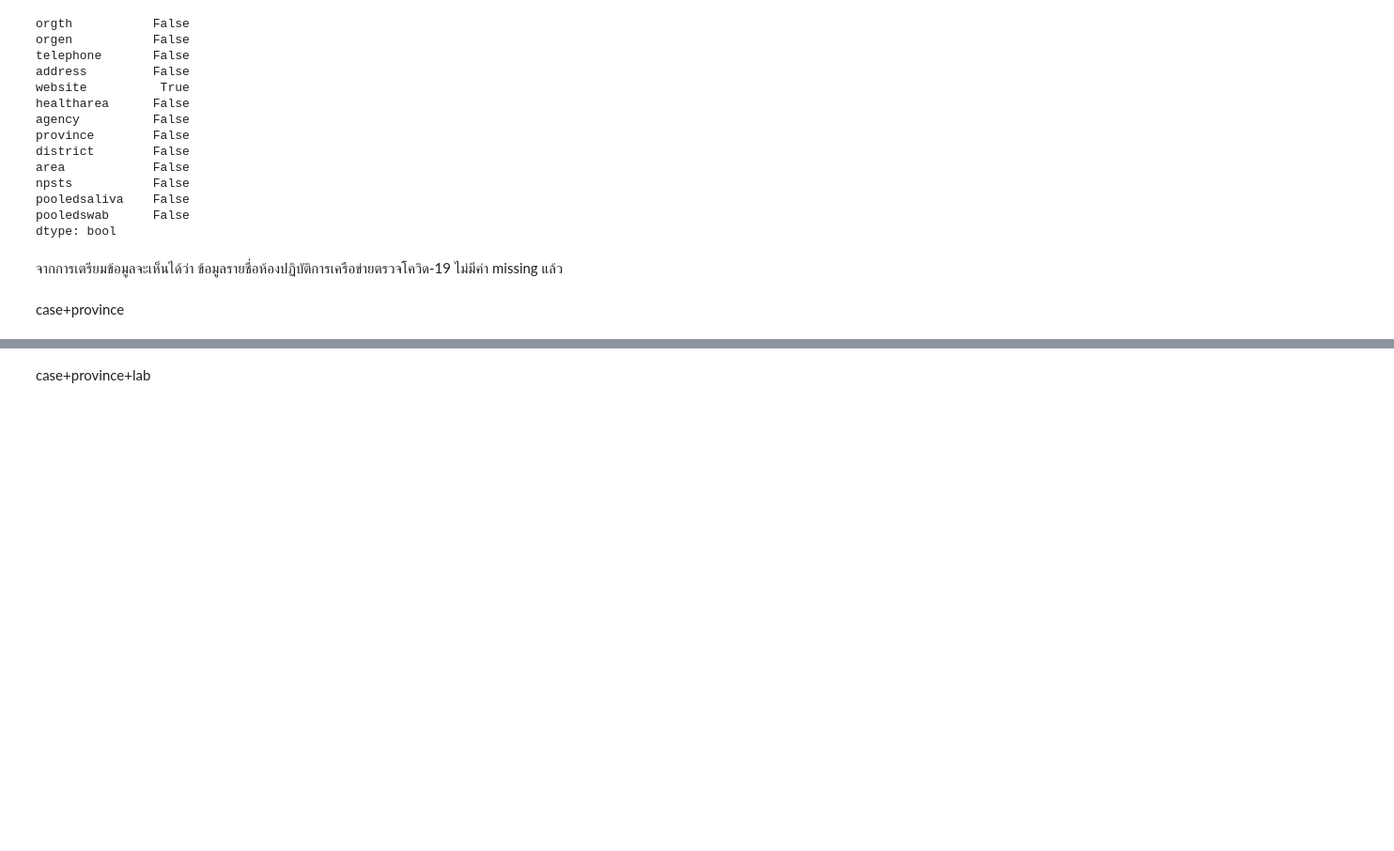
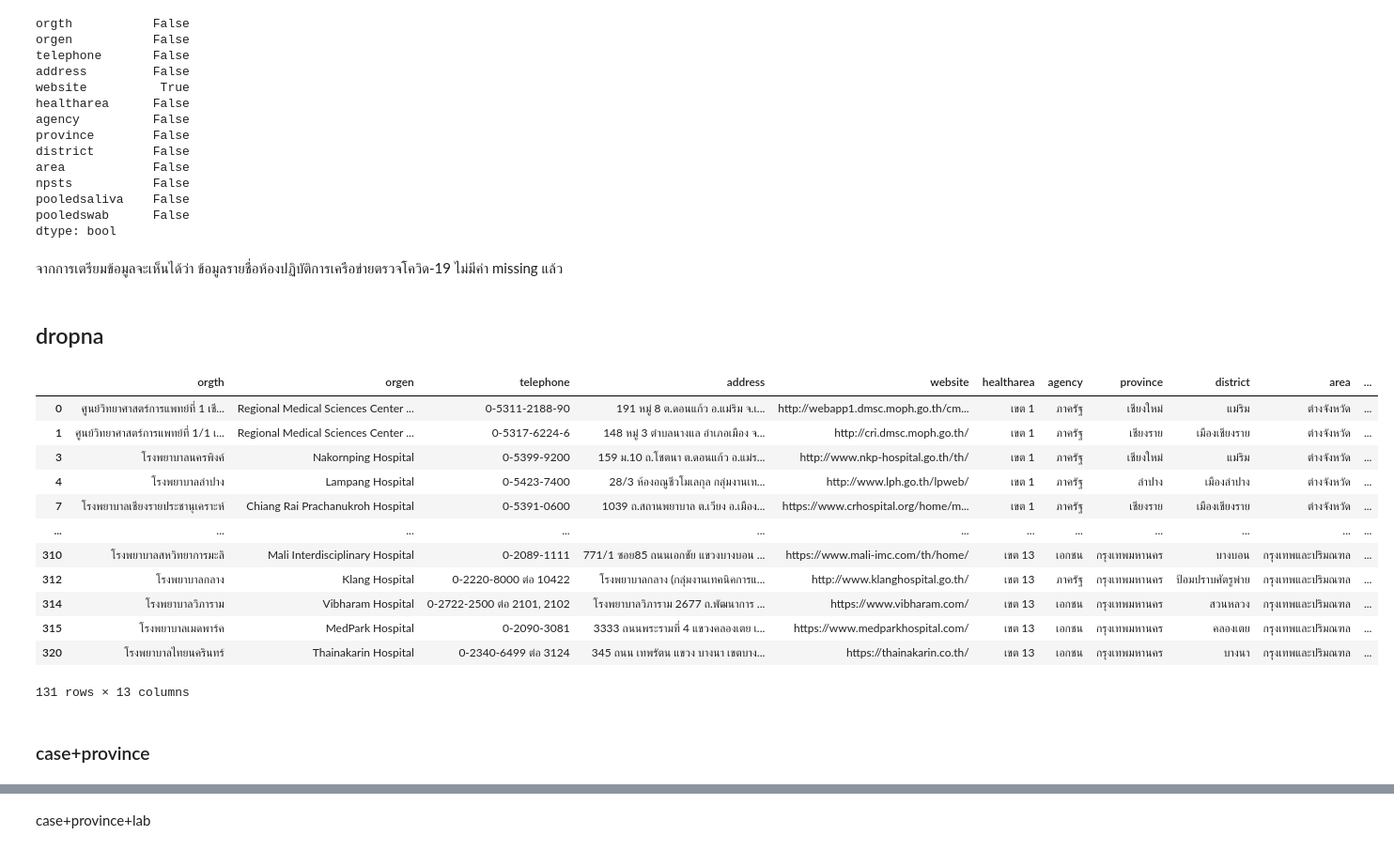
Before and after one commit to Octa-p/data_viz_2022, a Jupyter notebook: Final_Project.ipynb, the cells around one changed output, grey strips where cells are left out. Shown at 94% size. Saved outputs shown, nothing was run; the diff lists cells and outputs as text; code cells hidden in the pictures; blank space fills up the shorter version.

```diff
--- a/Final_Project.ipynb
+++ b/Final_Project.ipynb
@@ -600,5 +769,26 @@ pooledswab      False
 dtype: bool
 # %% [markdown]
 จากการเตรียมข้อมูลจะเห็นได้ว่า ข้อมูลรายชื่อห้องปฏิบัติการเครือข่ายตรวจโควิด-19 ไม่มีค่า missing แล้ว
-# %% [markdown]
-case+province
+# %% [markdown]
+## dropna
+# %%
+labdrop = pd.read_csv('labscovid19_update080365.csv', encoding="TIS-620") # TIS-620 คือ Decoding ที่เราใช้อ่านจาก file.csv แล้วนำค่ากลับมา Encodingเป็น UTF-8-sig เพื่อให้ตัว microsoft excel ในเครื่องเราที่มีdefault ในการอ่านค่าเป็น utf-8 อ่านได้
+# %%
+labdrop_clean = labdrop.dropna()
+labdrop_clean
+# %% [output]
+|  | orgth | orgen | telephone | address | website | healtharea | agency | province | district | area | ... |
+| 0 | ศูนย์วิทยาศาสตร์การแพทย์ที่ 1 เชี... | Regional Medical Sciences Center ... | 0-5311-2188-90 | 191 หมู่ 8 ต.ดอนแก้ว อ.แม่ริม จ.เ... | http://webapp1.dmsc.moph.go.th/cm... | เขต 1 | ภาครัฐ | เชียงใหม่ | แม่ริม | ต่างจังหวัด | ... |
+| 1 | ศูนย์วิทยาศาสตร์การแพทย์ที่ 1/1 เ... | Regional Medical Sciences Center ... | 0-5317-6224-6 | 148 หมู่ 3 ตำบลนางแล อำเภอเมือง จ... | http://cri.dmsc.moph.go.th/ | เขต 1 | ภาครัฐ | เชียงราย | เมืองเชียงราย | ต่างจังหวัด | ... |
+| 3 | โรงพยาบาลนครพิงค์ | Nakornping Hospital | 0-5399-9200 | 159 ม.10 ถ.โชตนา ต.ดอนแก้ว อ.แม่ร... | http://www.nkp-hospital.go.th/th/ | เขต 1 | ภาครัฐ | เชียงใหม่ | แม่ริม | ต่างจังหวัด | ... |
+| 4 | โรงพยาบาลลำปาง | Lampang Hospital | 0-5423-7400 | 28/3 ห้องอณูชีวโมเลกุล กลุ่มงานเท... | http://www.lph.go.th/lpweb/ | เขต 1 | ภาครัฐ | ลำปาง | เมืองลำปาง | ต่างจังหวัด | ... |
+| 7 | โรงพยาบาลเชียงรายประชานุเคราะห์ | Chiang Rai Prachanukroh Hospital | 0-5391-0600 | 1039 ถ.สถานพยาบาล ต.เวียง อ.เมือง... | https://www.crhospital.org/home/m... | เขต 1 | ภาครัฐ | เชียงราย | เมืองเชียงราย | ต่างจังหวัด | ... |
+| ... | ... | ... | ... | ... | ... | ... | ... | ... | ... | ... | ... |
+| 310 | โรงพยาบาลสหวิทยาการมะลิ | Mali Interdisciplinary Hospital | 0-2089-1111 | 771/1 ซอย85 ถนนเอกชัย แขวงบางบอน ... | https://www.mali-imc.com/th/home/ | เขต 13 | เอกชน | กรุงเทพมหานคร | บางบอน | กรุงเทพและปริมณฑล | ... |
+| 312 | โรงพยาบาลกลาง | Klang Hospital | 0-2220-8000 ต่อ 10422 | โรงพยาบาลกลาง (กลุ่มงานเทคนิคการแ... | http://www.klanghospital.go.th/ | เขต 13 | ภาครัฐ | กรุงเทพมหานคร | ป้อมปราบศัตรูพ่าย | กรุงเทพและปริมณฑล | ... |
+| 314 | โรงพยาบาลวิภาราม | Vibharam Hospital | 0-2722-2500 ต่อ 2101, 2102 | โรงพยาบาลวิภาราม 2677 ถ.พัฒนาการ ... | https://www.vibharam.com/ | เขต 13 | เอกชน | กรุงเทพมหานคร | สวนหลวง | กรุงเทพและปริมณฑล | ... |
+| 315 | โรงพยาบาลเมดพาร์ค | MedPark Hospital | 0-2090-3081 | 3333 ถนนพระรามที่ 4 แขวงคลองเตย เ... | https://www.medparkhospital.com/ | เขต 13 | เอกชน | กรุงเทพมหานคร | คลองเตย | กรุงเทพและปริมณฑล | ... |
+| 320 | โรงพยาบาลไทยนครินทร์ | Thainakarin Hospital | 0-2340-6499 ต่อ 3124 | 345 ถนน เทพรัตน แขวง บางนา เขตบาง... | https://thainakarin.co.th/ | เขต 13 | เอกชน | กรุงเทพมหานคร | บางนา | กรุงเทพและปริมณฑล | ... |
+131 rows × 13 columns
+# %% [markdown]
+### case+province
```
Also changed, not shown: parts of 31 cells of this notebook.
